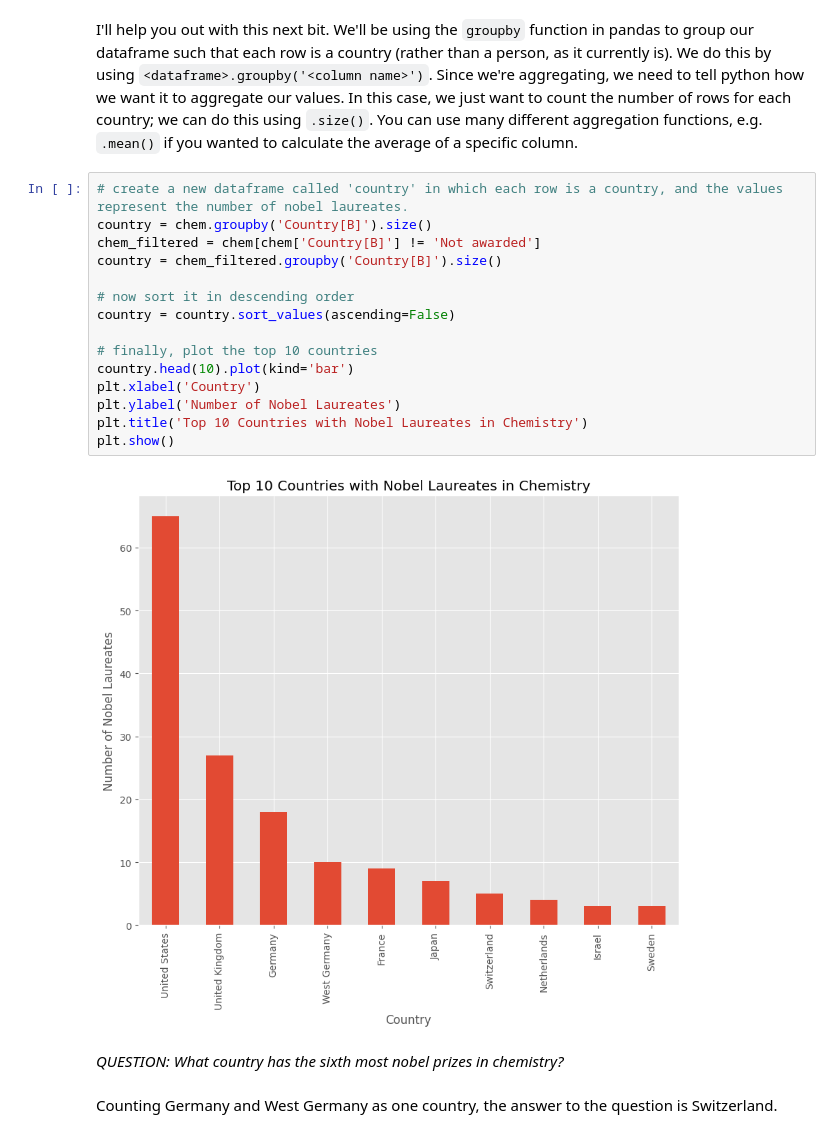
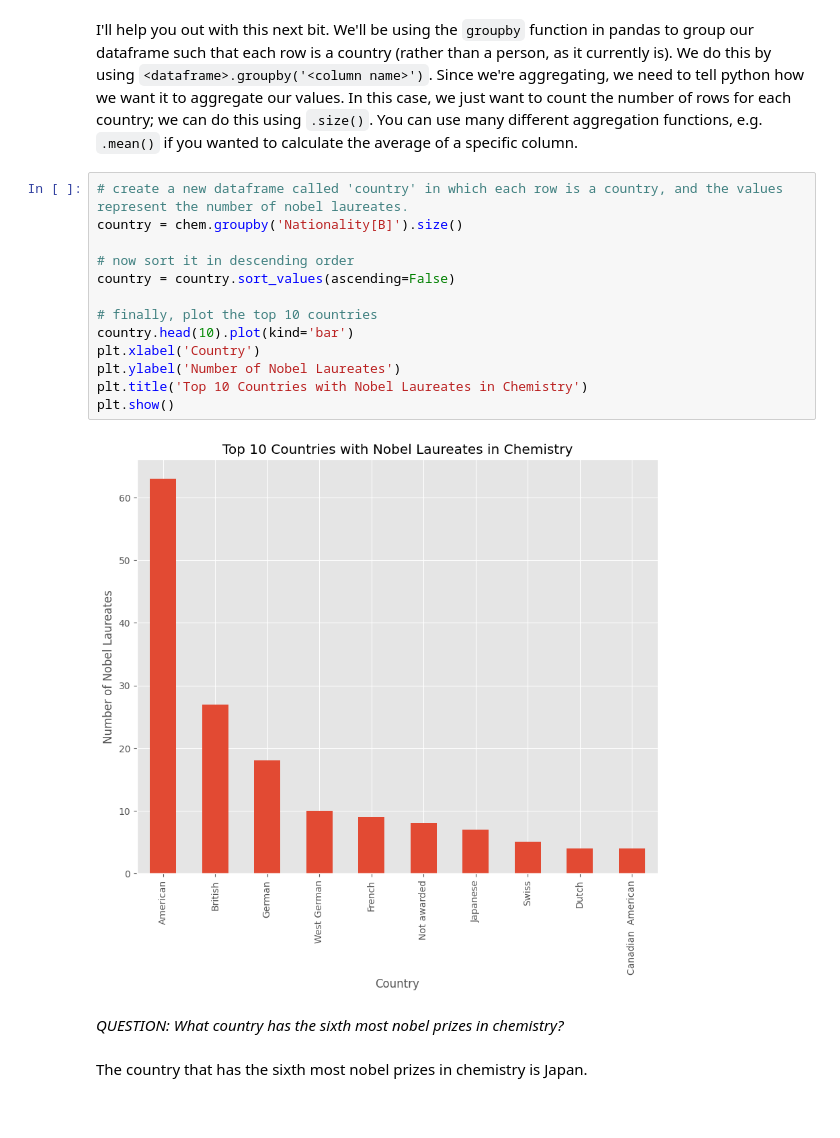
Before and after one commit to joydeneve/QM2, a Jupyter notebook: notebooks/W02. Pandas.ipynb, the cells around one changed output. Cells and saved outputs as stored; diff of their text form.

```diff
--- a/notebooks/W02. Pandas.ipynb
+++ b/notebooks/W02. Pandas.ipynb
@@ -477,22 +386,20 @@ chem=chem_tables[0]
 I'll help you out with this next bit. We'll be using the `groupby` function in pandas to group our dataframe such that each row is a country (rather than a person, as it currently is). We do this by using `<dataframe>.groupby('<column name>')`. Since we're aggregating, we need to tell python how we want it to aggregate our values. In this case, we just want to count the number of rows for each country; we can do this using `.size()`. You can use many different aggregation functions, e.g. `.mean()` if you wanted to calculate the average of a specific column.
 # %%
 # create a new dataframe called 'country' in which each row is a country, and the values represent the number of nobel laureates.
-country = chem.groupby('Country[B]').size()
-chem_filtered = chem[chem['Country[B]'] != 'Not awarded']
-country = chem_filtered.groupby('Country[B]').size()
+country = chem.groupby('Nationality[B]').size()
 
 # now sort it in descending order
 country = country.sort_values(ascending=False)
 
 # finally, plot the top 10 countries
 country.head(10).plot(kind='bar')
 plt.xlabel('Country')
 plt.ylabel('Number of Nobel Laureates')
 plt.title('Top 10 Countries with Nobel Laureates in Chemistry')
 plt.show()
 # %% [output]
-[figure, old version]
+[figure, new version]
 # %% [markdown]
 *QUESTION: What country has the sixth most nobel prizes in chemistry?*
-# %% [markdown]
-Counting Germany and West Germany as one country, the answer to the question is Switzerland.
+# %% [markdown]
+The country that has the sixth most nobel prizes in chemistry is Japan.
```
Also changed, not shown: parts of 15 cells of this notebook.
